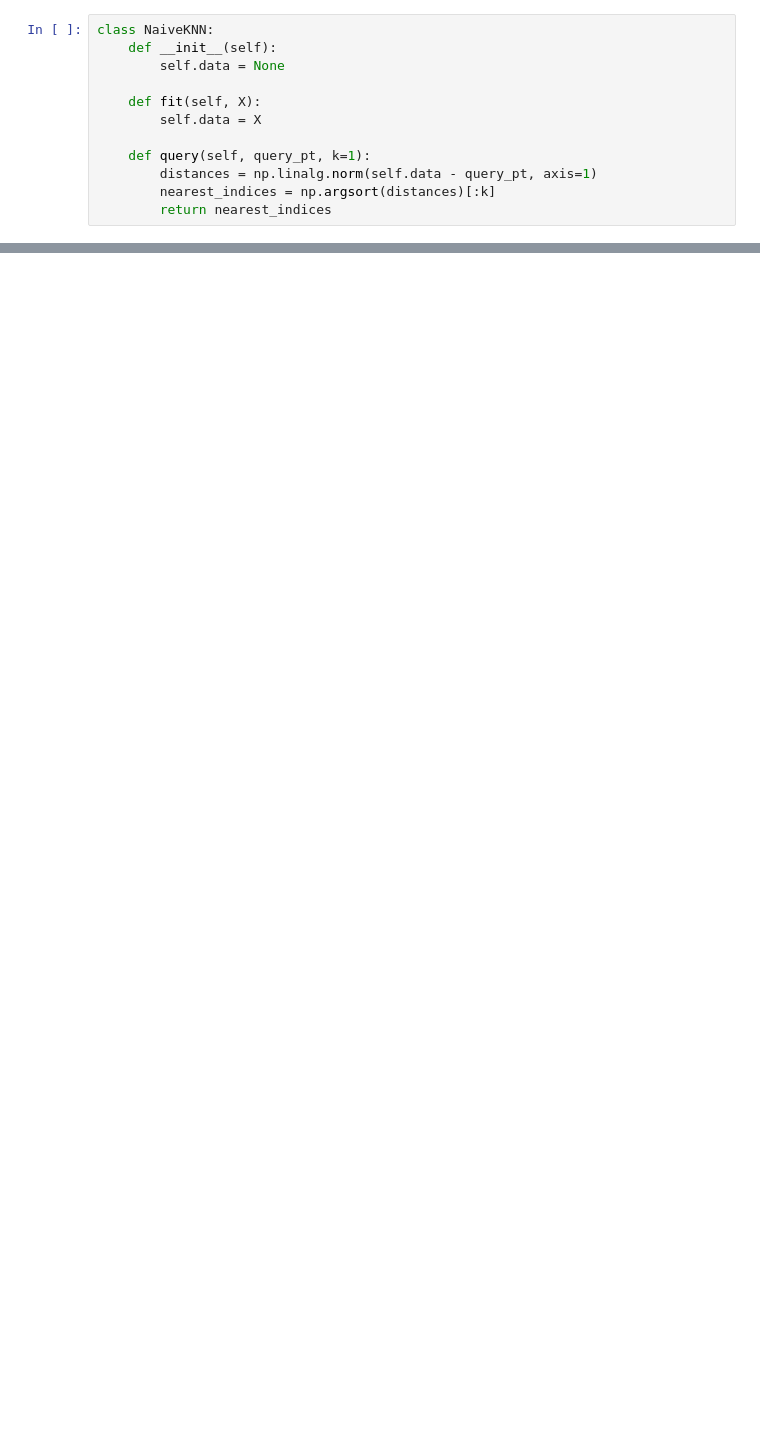
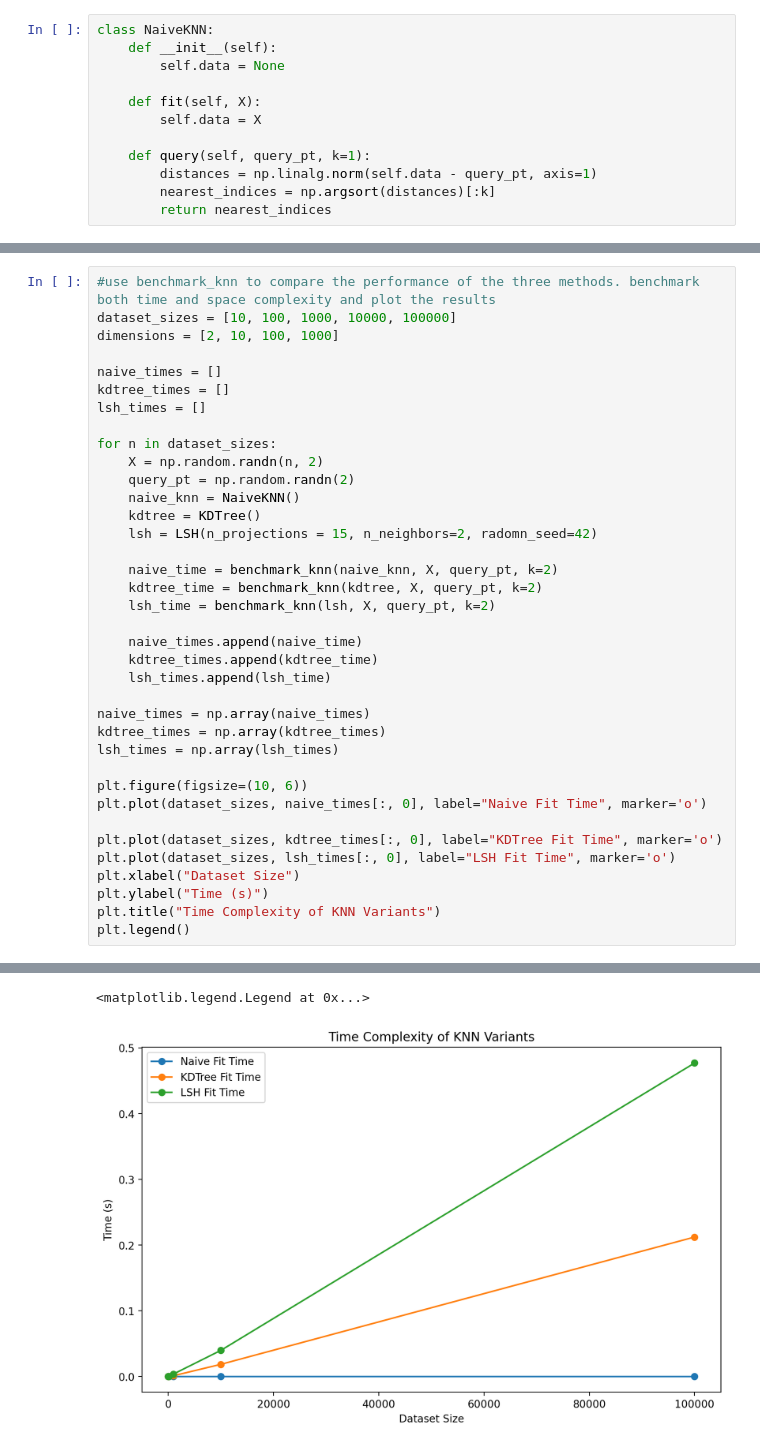
Before and after one commit to HarinarayanJ/ML-Assignment-4, a Jupyter notebook: Assignment4_Q2.ipynb, the cells around one changed output, grey strips where cells are left out. Cells and saved outputs as stored; diff of their text form; blank space fills up the shorter version.

```diff
--- a/Assignment4_Q2.ipynb
+++ b/Assignment4_Q2.ipynb
@@ -137,0 +225,38 @@ plt.show()
+# %%
+#use benchmark_knn to compare the performance of the three methods. benchmark both time and space complexity and plot the results
+dataset_sizes = [10, 100, 1000, 10000, 100000]
+dimensions = [2, 10, 100, 1000]
+
+naive_times = []
+kdtree_times = []
+lsh_times = []
+
+for n in dataset_sizes:
+    X = np.random.randn(n, 2)
+    query_pt = np.random.randn(2)
+    naive_knn = NaiveKNN()
+    kdtree = KDTree()
+    lsh = LSH(n_projections = 15, n_neighbors=2, radomn_seed=42)
+
+    naive_time = benchmark_knn(naive_knn, X, query_pt, k=2)
+    kdtree_time = benchmark_knn(kdtree, X, query_pt, k=2)
+    lsh_time = benchmark_knn(lsh, X, query_pt, k=2)
+
+    naive_times.append(naive_time)
+    kdtree_times.append(kdtree_time)
+    lsh_times.append(lsh_time)
+
+naive_times = np.array(naive_times)
+kdtree_times = np.array(kdtree_times)
+lsh_times = np.array(lsh_times)
+
+plt.figure(figsize=(10, 6))
+plt.plot(dataset_sizes, naive_times[:, 0], label="Naive Fit Time", marker='o')
+
+plt.plot(dataset_sizes, kdtree_times[:, 0], label="KDTree Fit Time", marker='o')
+plt.plot(dataset_sizes, lsh_times[:, 0], label="LSH Fit Time", marker='o')
+plt.xlabel("Dataset Size")
+plt.ylabel("Time (s)")
+plt.title("Time Complexity of KNN Variants")
+plt.legend()
+# %% [output]
@@ -137,0 +268,2 @@ plt.show()
+<matplotlib.legend.Legend at 0x...>
+[figure, added]
```
Also changed, not shown: parts of 12 cells of this notebook.
